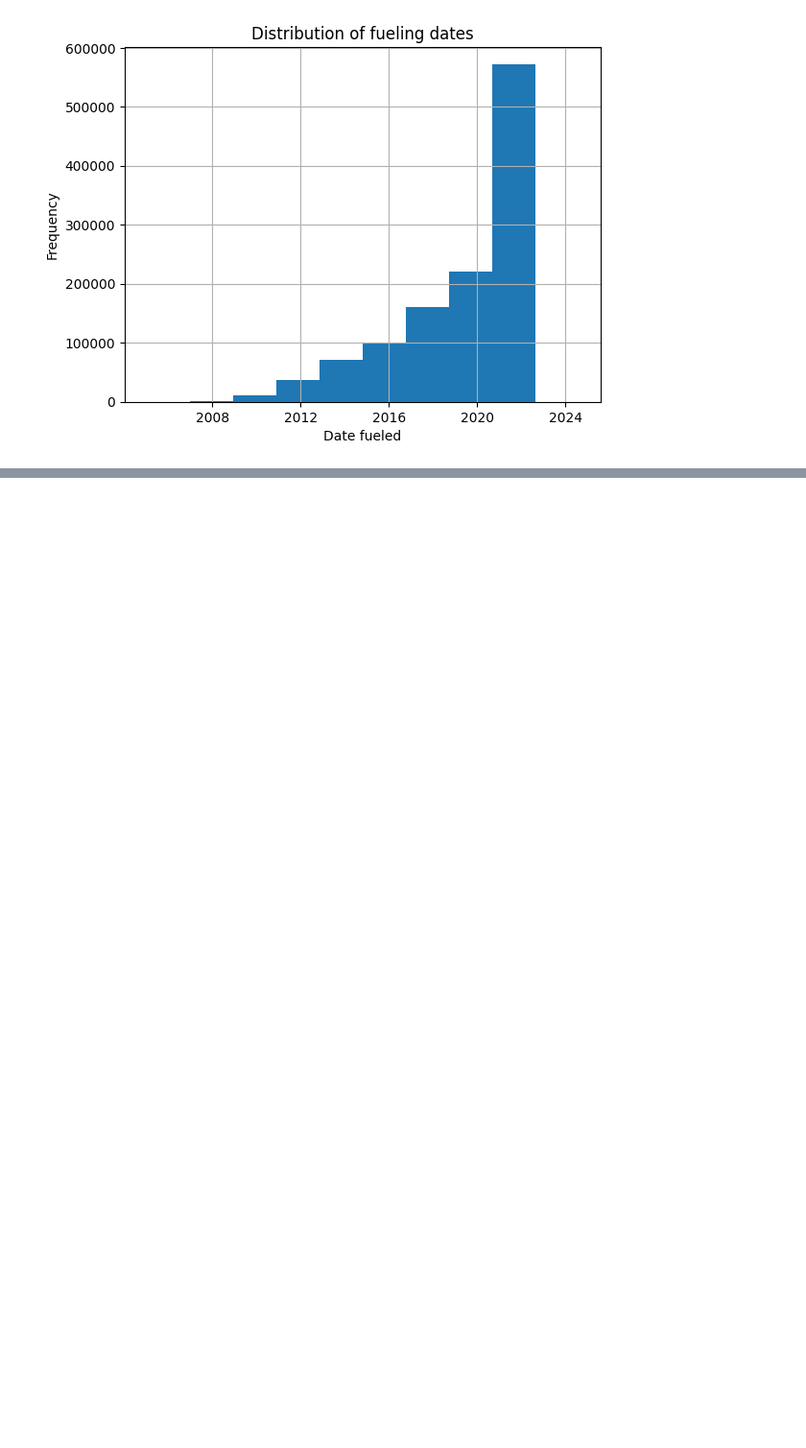
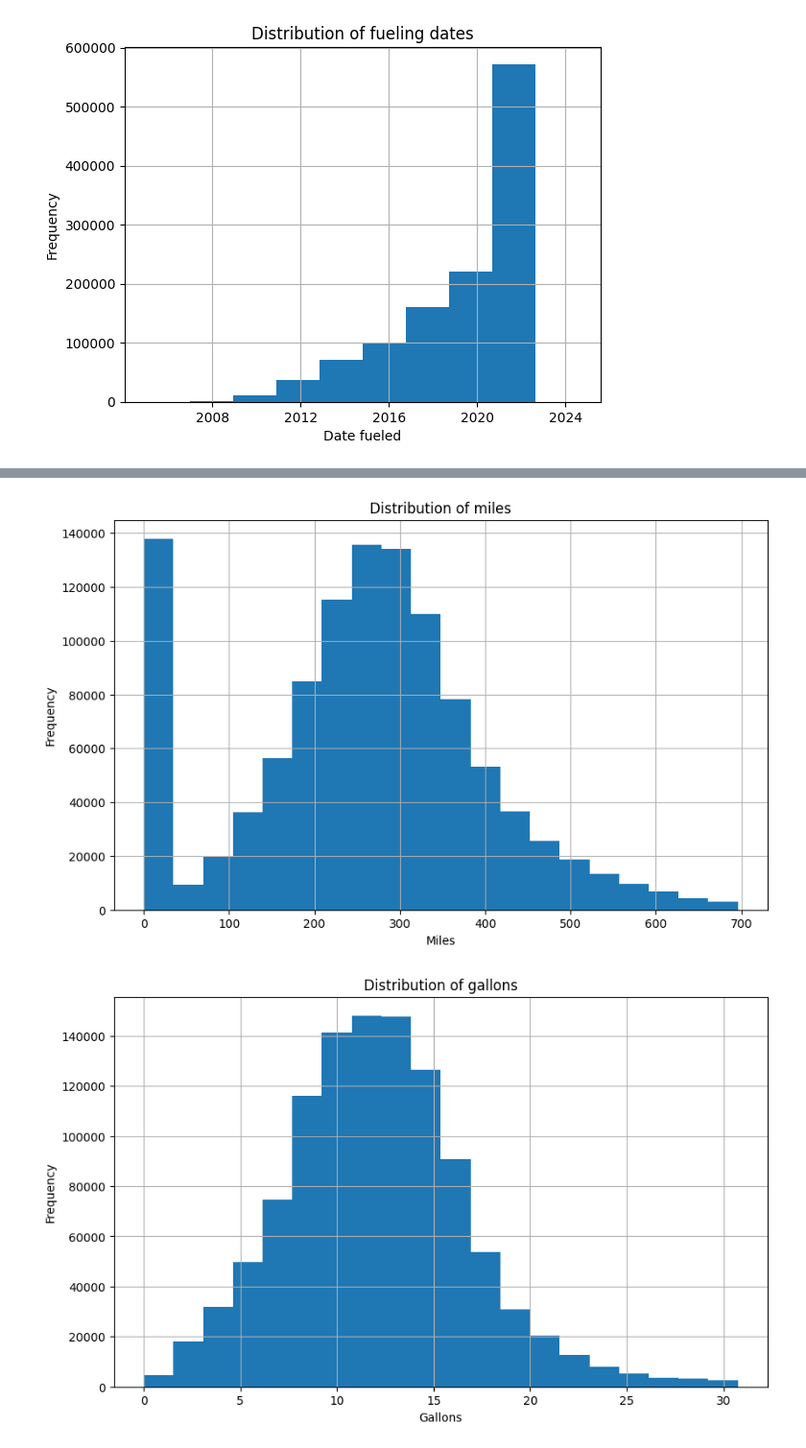
Before and after one commit to Daggy2002/DVE-Assignments, a Jupyter notebook: Assignment1/main.ipynb, the cells around one changed output, grey strips where cells are left out. Shown: that part at 96% size. Drawn from its saved outputs; the diff is of its cells as text; code cells hidden in the pictures; blank space fills up the shorter version.

```diff
--- a/Assignment1/main.ipynb
+++ b/Assignment1/main.ipynb
@@ -62,0 +149,31 @@ plt.show()
+# %%
+# 4. Plot the distributions and comment on the distributions adjust the range of the x-axis to better visualize the data.
+
+# Miles histogram
+plt.figure(figsize=(10, 6))
+df['miles'].hist(bins=20, range=(0, df['miles'].quantile(0.99)))
+plt.xlabel('Miles')
+plt.ylabel('Frequency')
+plt.title('Distribution of miles')
+plt.show()
+
+# Gallons histogram
+plt.figure(figsize=(10, 6))
+df['gallons'].hist(bins=20, range=(0, df['gallons'].quantile(0.99)))
+plt.xlabel('Gallons')
+plt.ylabel('Frequency')
+plt.title('Distribution of gallons')
+plt.show()
+
+# MPG histogram
+plt.figure(figsize=(10, 6))
+df['mpg'].hist(bins=20, range=(0, df['mpg'].quantile(0.99)))
+plt.xlabel('MPG')
+plt.ylabel('Frequency')
+plt.title('Distribution of MPG')
+plt.show()
+
+# All the distributions are right-skewed, with most of the data being on the left side of the distribution.
+# %% [output]
+[figure, added]
+[figure, added]
```
Also changed, not shown: parts of 9 cells of this notebook.
